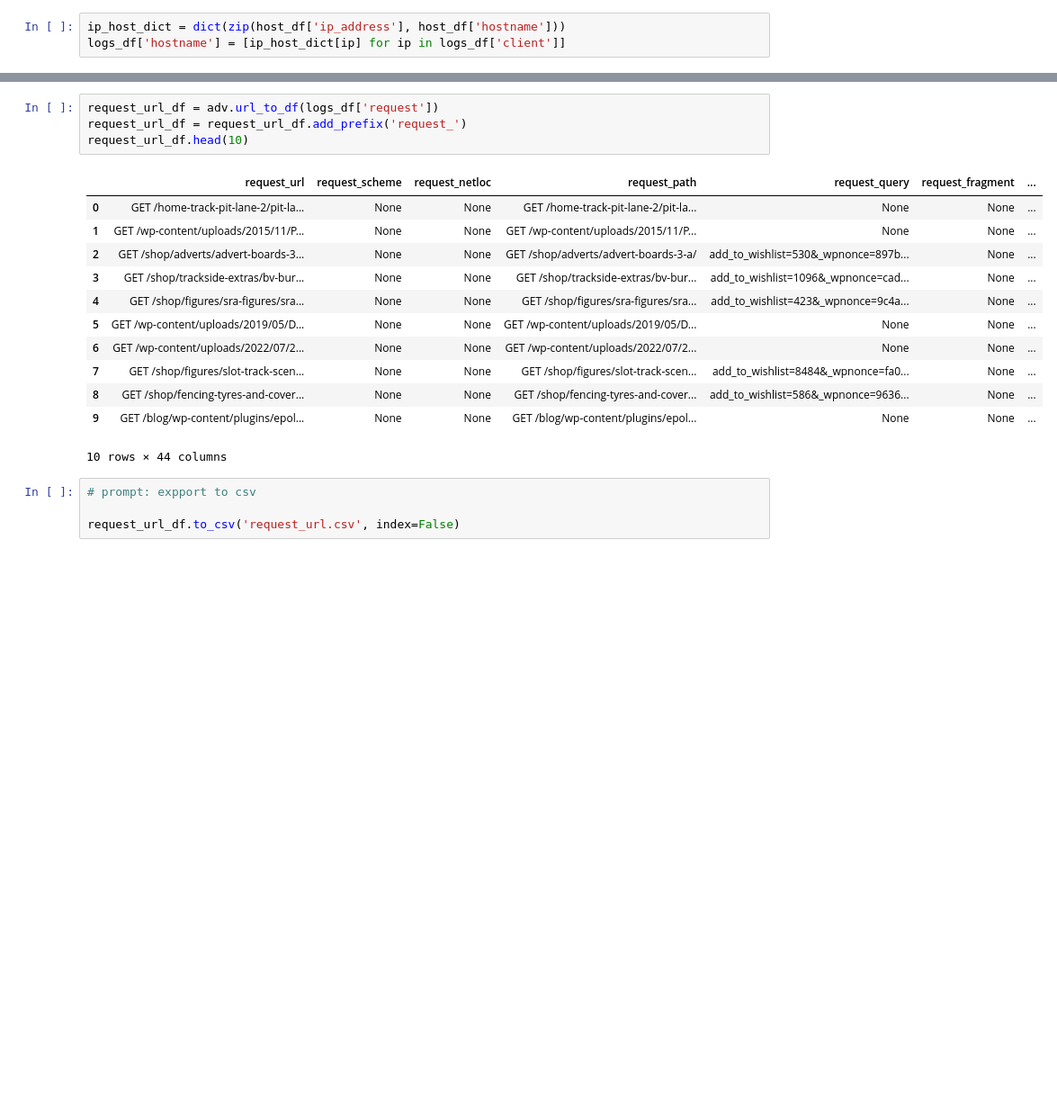
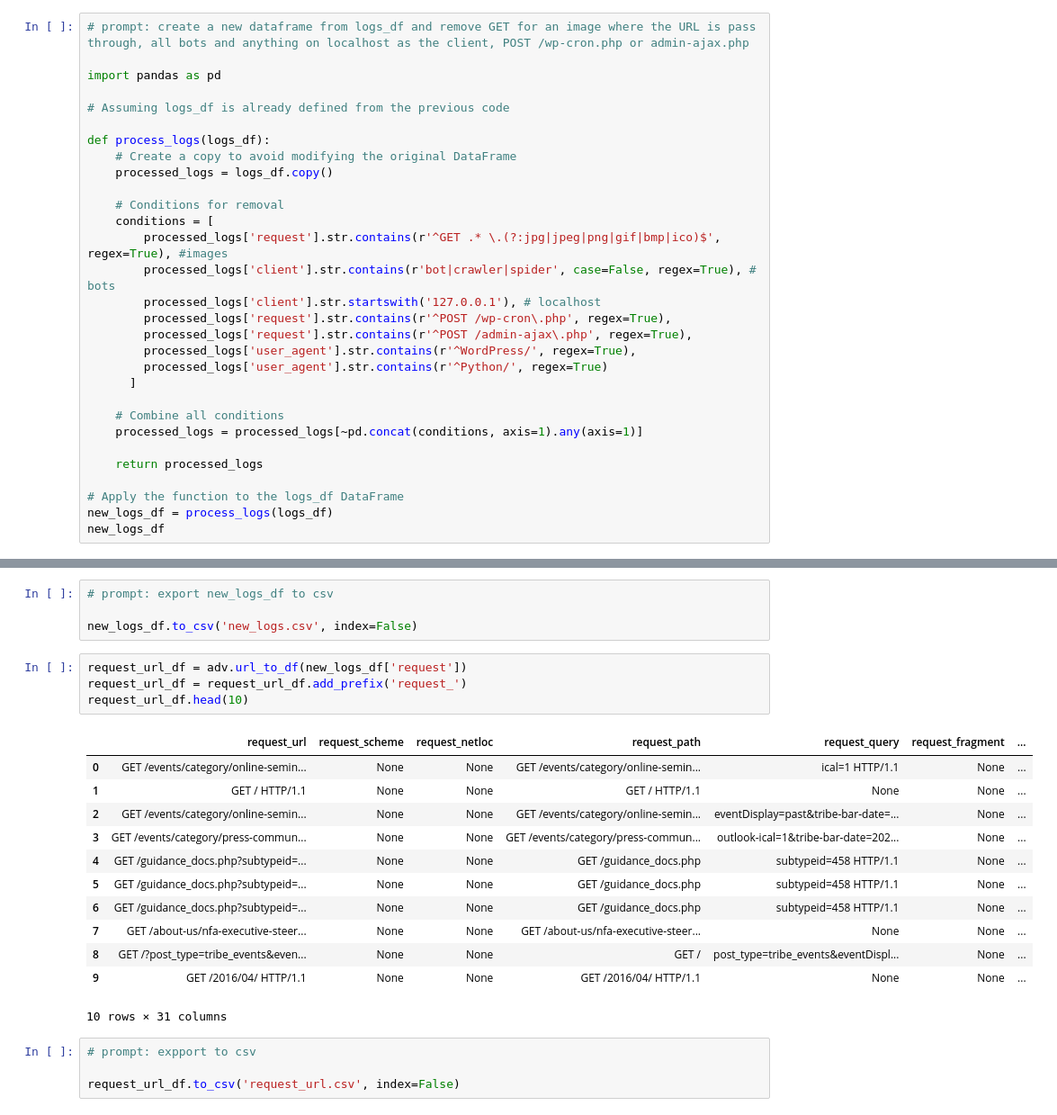
Before and after one commit to p-tech/BDAI-Files, a Jupyter notebook: log_file_analysis.ipynb, the cells around one changed output, grey strips where cells are left out. Shown: that part at 90% size. Saved outputs shown, nothing was run; the diff lists cells and outputs as text; blank space fills up the shorter version.

```diff
--- a/log_file_analysis.ipynb
+++ b/log_file_analysis.ipynb
@@ -91,3 +63,30 @@ Wall time: 5.91 s
-# %%
-ip_host_dict = dict(zip(host_df['ip_address'], host_df['hostname']))
-logs_df['hostname'] = [ip_host_dict[ip] for ip in logs_df['client']]
+# %%
+# prompt: create a new dataframe from logs_df and remove GET for an image where the URL is pass through, all bots and anything on localhost as the client, POST /wp-cron.php or admin-ajax.php
+
+import pandas as pd
+
+# Assuming logs_df is already defined from the previous code
+
+def process_logs(logs_df):
+    # Create a copy to avoid modifying the original DataFrame
+    processed_logs = logs_df.copy()
+
+    # Conditions for removal
+    conditions = [
+        processed_logs['request'].str.contains(r'^GET .* \.(?:jpg|jpeg|png|gif|bmp|ico)$', regex=True), #images
+        processed_logs['client'].str.contains(r'bot|crawler|spider', case=False, regex=True), # bots
+        processed_logs['client'].str.startswith('127.0.0.1'), # localhost
+        processed_logs['request'].str.contains(r'^POST /wp-cron\.php', regex=True),
+        processed_logs['request'].str.contains(r'^POST /admin-ajax\.php', regex=True),
+        processed_logs['user_agent'].str.contains(r'^WordPress/', regex=True),
+        processed_logs['user_agent'].str.contains(r'^Python/', regex=True)
+      ]
+
+    # Combine all conditions
+    processed_logs = processed_logs[~pd.concat(conditions, axis=1).any(axis=1)]
+
+    return processed_logs
+
+# Apply the function to the logs_df DataFrame
+new_logs_df = process_logs(logs_df)
+new_logs_df
@@ -94,20 +107,24 @@ logs_df['hostname'] = [ip_host_dict[ip] for ip in logs_df['client']]
+# %%
+# prompt: export new_logs_df to csv
+
+new_logs_df.to_csv('new_logs.csv', index=False)
 # %%
-request_url_df = adv.url_to_df(logs_df['request'])
+request_url_df = adv.url_to_df(new_logs_df['request'])
 request_url_df = request_url_df.add_prefix('request_')
 request_url_df.head(10)
 # %% [output]
 |  | request_url | request_scheme | request_netloc | request_path | request_query | request_fragment | ... |
-| 0 | GET /home-track-pit-lane-2/pit-la... | None | None | GET /home-track-pit-lane-2/pit-la... | None | None | ... |
-| 1 | GET /wp-content/uploads/2015/11/P... | None | None | GET /wp-content/uploads/2015/11/P... | None | None | ... |
-| 2 | GET /shop/adverts/advert-boards-3... | None | None | GET /shop/adverts/advert-boards-3-a/ | add_to_wishlist=530&_wpnonce=897b... | None | ... |
-| 3 | GET /shop/trackside-extras/bv-bur... | None | None | GET /shop/trackside-extras/bv-bur... | add_to_wishlist=1096&_wpnonce=cad... | None | ... |
-| 4 | GET /shop/figures/sra-figures/sra... | None | None | GET /shop/figures/sra-figures/sra... | add_to_wishlist=423&_wpnonce=9c4a... | None | ... |
-| 5 | GET /wp-content/uploads/2019/05/D... | None | None | GET /wp-content/uploads/2019/05/D... | None | None | ... |
-| 6 | GET /wp-content/uploads/2022/07/2... | None | None | GET /wp-content/uploads/2022/07/2... | None | None | ... |
-| 7 | GET /shop/figures/slot-track-scen... | None | None | GET /shop/figures/slot-track-scen... | add_to_wishlist=8484&_wpnonce=fa0... | None | ... |
-| 8 | GET /shop/fencing-tyres-and-cover... | None | None | GET /shop/fencing-tyres-and-cover... | add_to_wishlist=586&_wpnonce=9636... | None | ... |
-| 9 | GET /blog/wp-content/plugins/epol... | None | None | GET /blog/wp-content/plugins/epol... | None | None | ... |
+| 0 | GET /events/category/online-semin... | None | None | GET /events/category/online-semin... | ical=1 HTTP/1.1 | None | ... |
+| 1 | GET / HTTP/1.1 | None | None | GET / HTTP/1.1 | None | None | ... |
+| 2 | GET /events/category/online-semin... | None | None | GET /events/category/online-semin... | eventDisplay=past&tribe-bar-date=... | None | ... |
+| 3 | GET /events/category/press-commun... | None | None | GET /events/category/press-commun... | outlook-ical=1&tribe-bar-date=202... | None | ... |
+| 4 | GET /guidance_docs.php?subtypeid=... | None | None | GET /guidance_docs.php | subtypeid=458 HTTP/1.1 | None | ... |
+| 5 | GET /guidance_docs.php?subtypeid=... | None | None | GET /guidance_docs.php | subtypeid=458 HTTP/1.1 | None | ... |
+| 6 | GET /guidance_docs.php?subtypeid=... | None | None | GET /guidance_docs.php | subtypeid=458 HTTP/1.1 | None | ... |
+| 7 | GET /about-us/nfa-executive-steer... | None | None | GET /about-us/nfa-executive-steer... | None | None | ... |
+| 8 | GET /?post_type=tribe_events&even... | None | None | GET / | post_type=tribe_events&eventDispl... | None | ... |
+| 9 | GET /2016/04/ HTTP/1.1 | None | None | GET /2016/04/ HTTP/1.1 | None | None | ... |
-10 rows × 44 columns
+10 rows × 31 columns
 # %%
 # prompt: expport to csv
 
```
Also changed, not shown: parts of 10 cells of this notebook.
